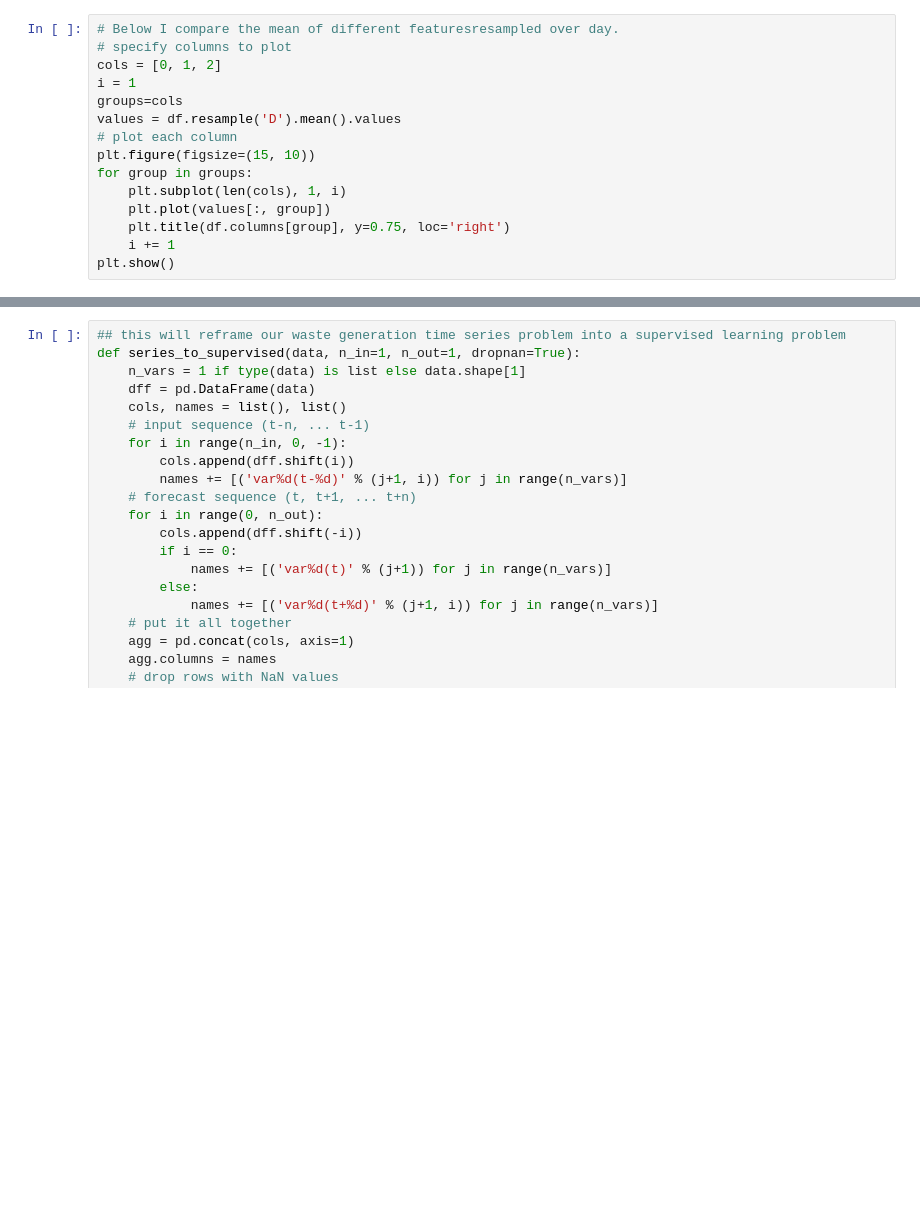
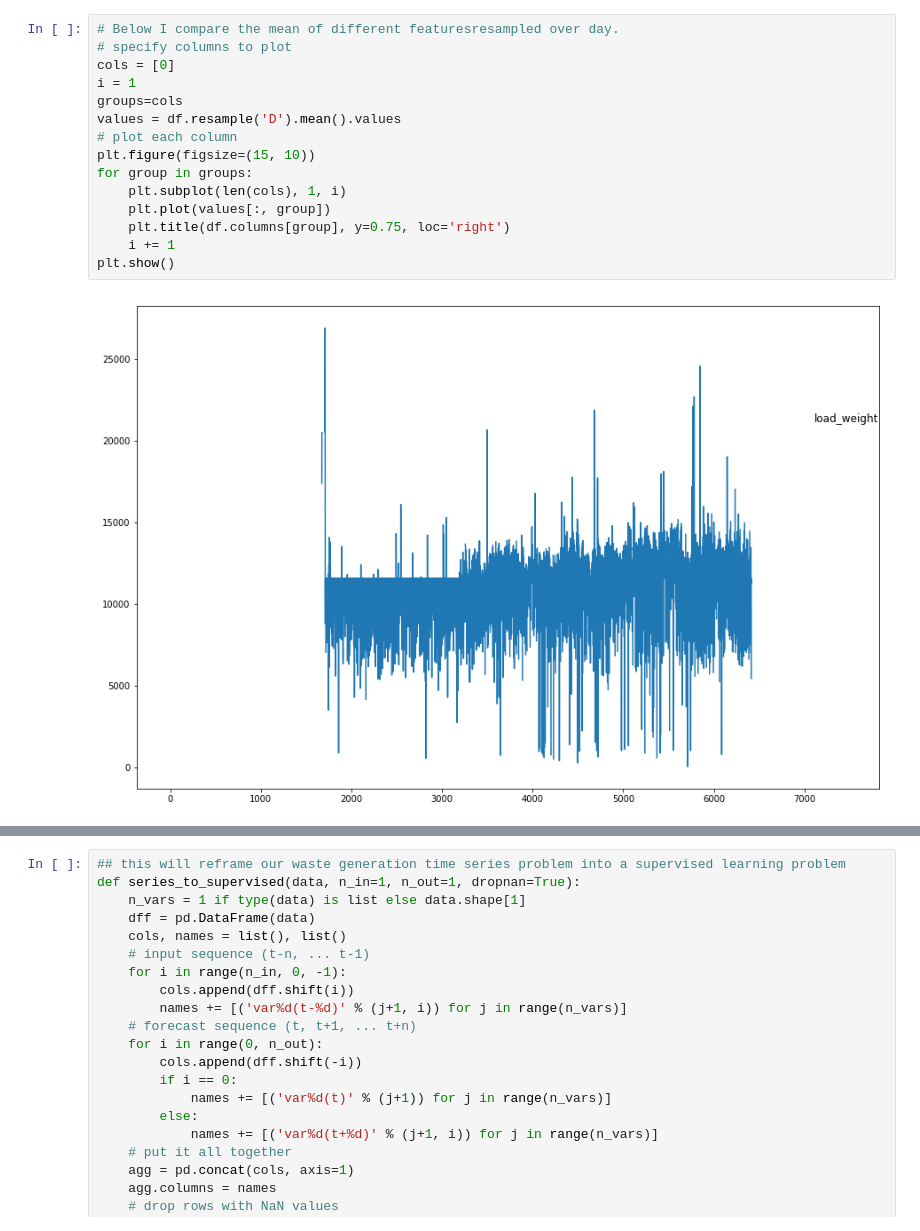
Before and after one commit to Rootmannii/Rootmannii, a Jupyter notebook: Model.ipynb, the cells around one changed output, grey strips where cells are left out. Cells and saved outputs as stored; diff of their text form; blank space fills up the shorter version.

Commit message:
data visualisation now working

```diff
--- a/Model.ipynb
+++ b/Model.ipynb
@@ -126,18 +208,20 @@ plt.show()
 # %%
 # Below I compare the mean of different featuresresampled over day.
 # specify columns to plot
-cols = [0, 1, 2]
+cols = [0]
 i = 1
 groups=cols
 values = df.resample('D').mean().values
 # plot each column
 plt.figure(figsize=(15, 10))
 for group in groups:
 	plt.subplot(len(cols), 1, i)
 	plt.plot(values[:, group])
 	plt.title(df.columns[group], y=0.75, loc='right')
 	i += 1
 plt.show()
+# %% [output]
+[figure, added]
 # %%
 
 ## resampling over week and computing mean
```
Also changed, not shown: parts of 21 cells of this notebook.
